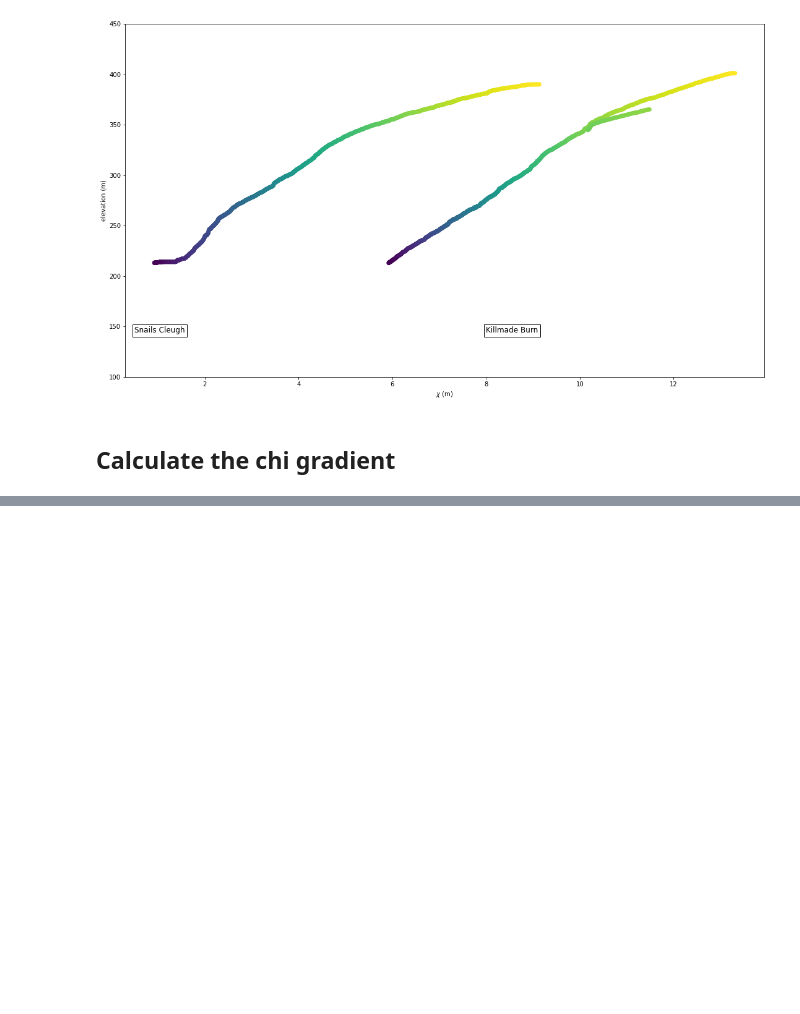
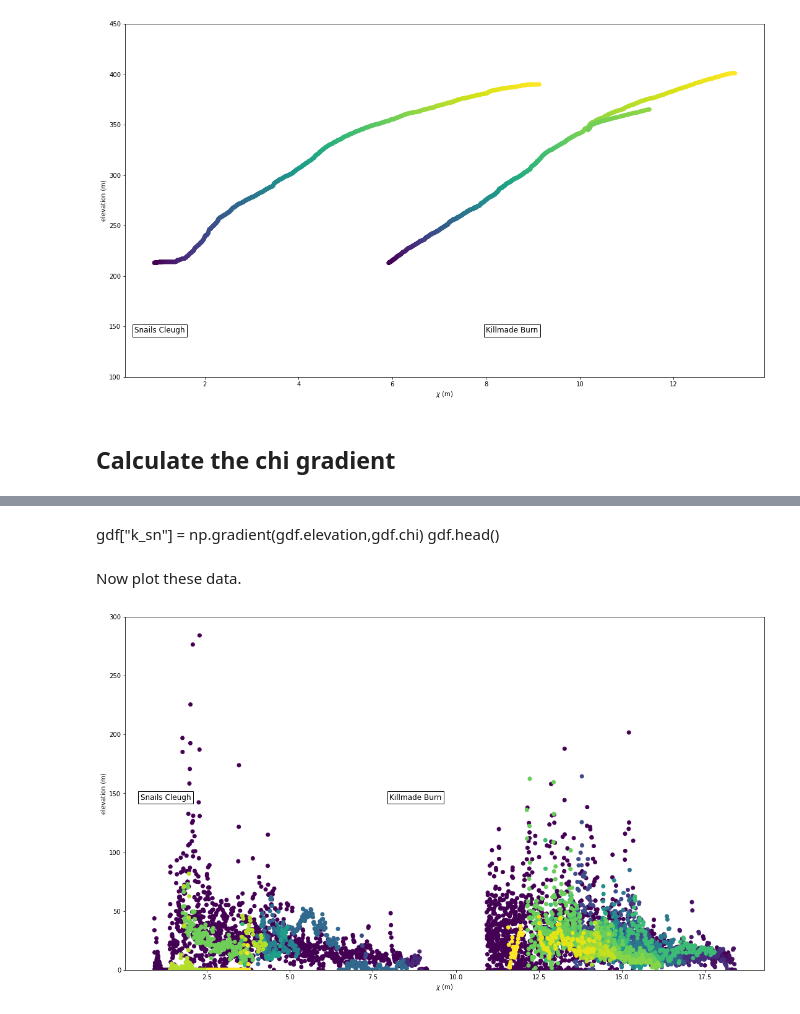
Before and after one commit to simon-m-mudd/smm_teaching_notebooks, a Jupyter notebook: lammermuir_data/Killmade_burn_channels.ipynb, the cells around one changed output, grey strips where cells are left out. Saved outputs shown, nothing was run; the diff lists cells and outputs as text; code cells hidden in the pictures; blank space fills up the shorter version.

```diff
--- a/lammermuir_data/Killmade_burn_channels.ipynb
+++ b/lammermuir_data/Killmade_burn_channels.ipynb
@@ -284,0 +293,42 @@ $S = k_s A^{-\theta}$
+# %% [markdown]
+gdf["k_sn"] = np.gradient(gdf.elevation,gdf.chi)
+gdf.head()
+# %% [markdown]
+Now plot these data.
+# %%
+basin_0 = 0
+gdf_b0 = gdf[(gdf['basin_key'] == basin_0)]
+basin_4 = 4
+gdf_b4 = gdf[(gdf['basin_key'] == basin_4)]
+
+fig = plt.figure()
+fig.set_size_inches(18.5, 10.5)
+ax = fig.add_subplot(1, 1,1)
+
+plt.scatter(gdf_b0.chi,gdf_b0.k_sn,c=gdf_b0.source_key)
+
+# I am adding a chi distance of 8 to the chi coordiante to have the basins stack
+plt.scatter(np.add(gdf_b4.chi,10),gdf_b4.k_sn,c=gdf_b4.source_key)
+plt.xlabel(r"$k_{sn}$")
+plt.ylabel("elevation (m)")
+
+plt.text(0.5, 150, "Snails Cleugh", size=12,
+         ha="left", va="top",
+         bbox=dict(boxstyle="square",
+                   ec=(0., 0., 0.),
+                   fc=(1., 1.0, 1.0),
+                   )
+        )
+
+plt.text(8, 150, "Killmade Burn", size=12,
+         ha="left", va="top",
+         bbox=dict(boxstyle="square",
+                   ec=(0., 0., 0.),
+                   fc=(1., 1.0, 1.0),
+                   )
+        )
+
+ax.set_ylim(0,300)
+fig.show()
+# %% [output]
+[figure, added]
```
Also changed, not shown: parts of 7 cells of this notebook.
